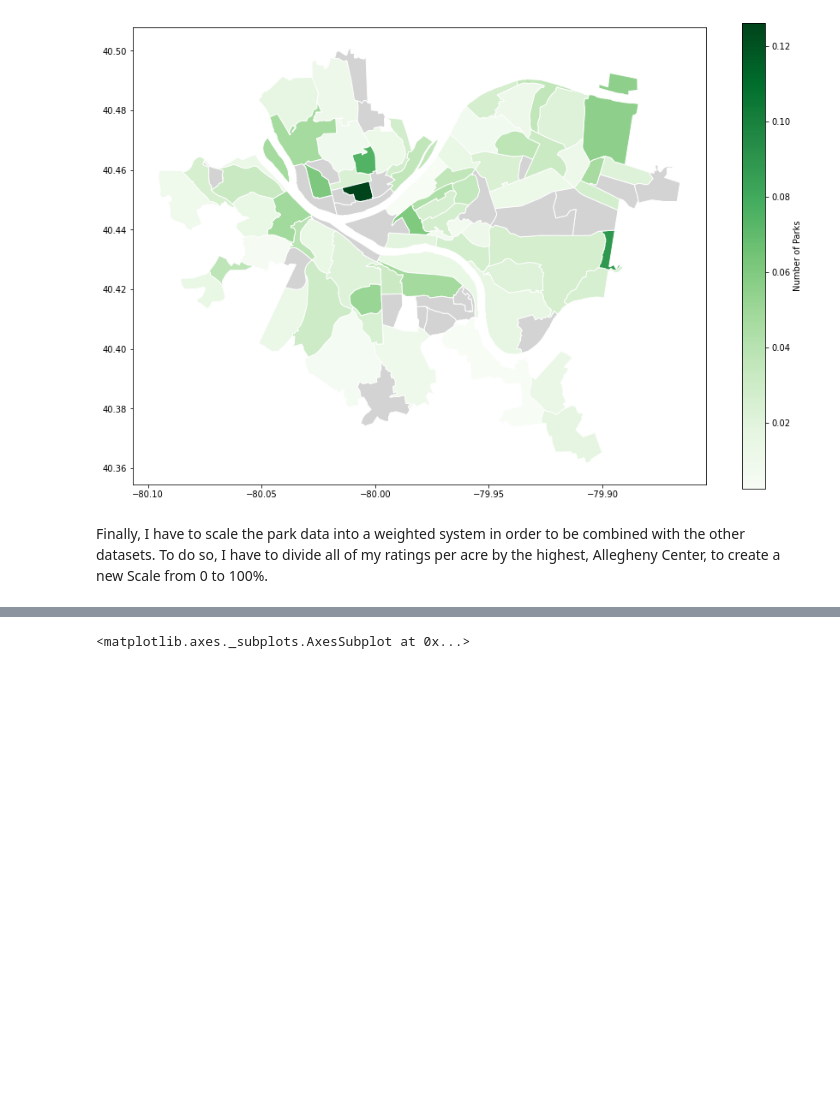
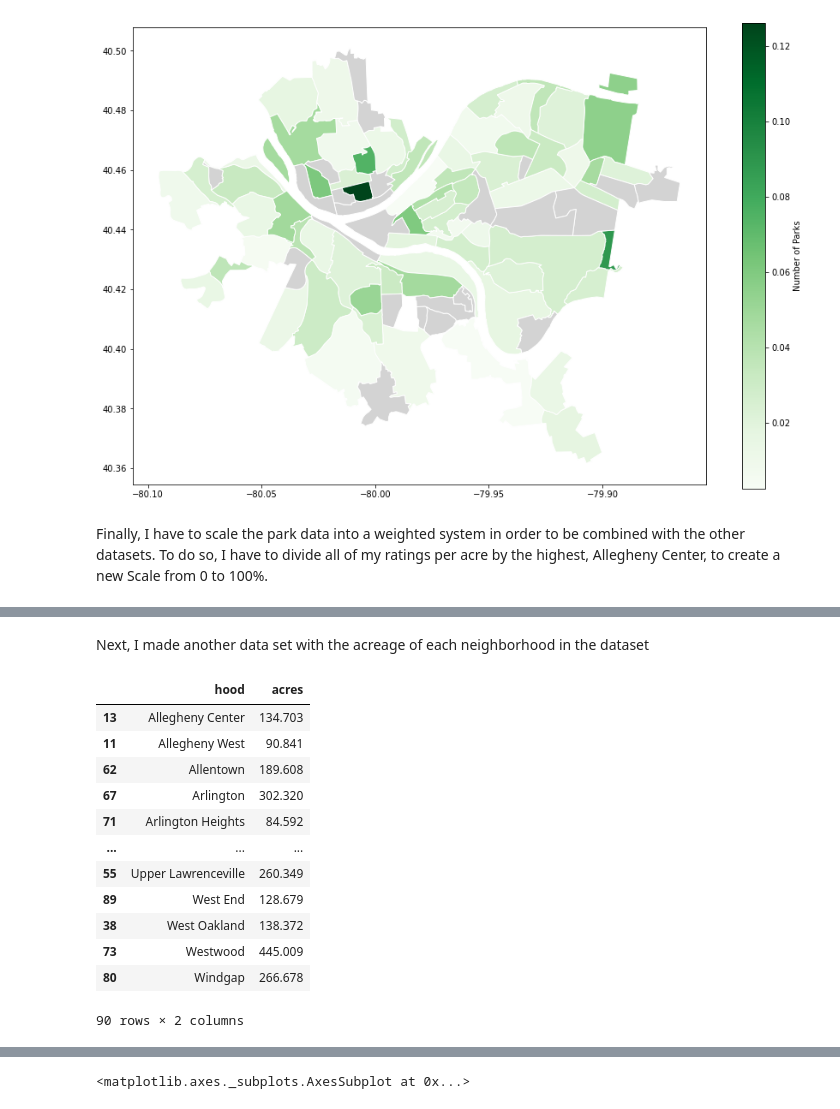
Before and after one commit to durigon-sam/Final-Project, a Jupyter notebook: Final Notebook.ipynb, the cells around one changed output, grey strips where cells are left out. Cells and saved outputs as stored; diff of their text form; code cells hidden in the pictures; blank space fills up the shorter version.

```diff
--- a/Final.ipynb
+++ b/Final Notebook.ipynb
@@ -183,0 +210,20 @@ ISPDrop = ISPDrop.sort_values(by=["hood"])
+# %% [markdown]
+Next, I made another data set with the acreage of each neighborhood in the dataset
+# %%
+hooddata = hood_data[['hood', 'acres']]
+hooddata = hooddata.sort_values(by=['hood'])
+hooddata
+# %% [output]
+|  | hood | acres |
+| 13 | Allegheny Center | 134.703 |
+| 11 | Allegheny West | 90.841 |
+| 62 | Allentown | 189.608 |
+| 67 | Arlington | 302.320 |
+| 71 | Arlington Heights | 84.592 |
+| ... | ... | ... |
+| 55 | Upper Lawrenceville | 260.349 |
+| 89 | West End | 128.679 |
+| 38 | West Oakland | 138.372 |
+| 73 | Westwood | 445.009 |
+| 80 | Windgap | 266.678 |
+90 rows × 2 columns
```
Also changed, not shown: parts of 21 cells of this notebook.
